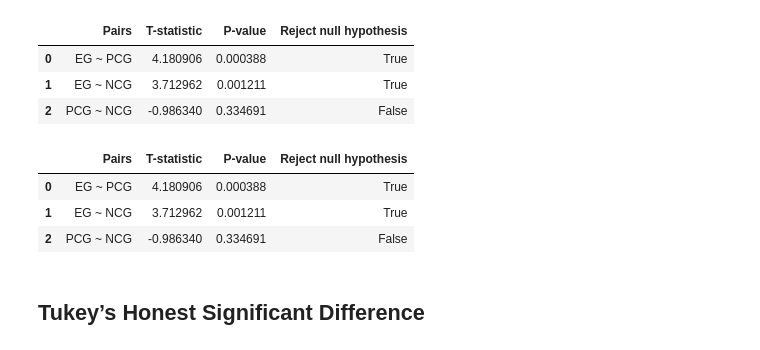
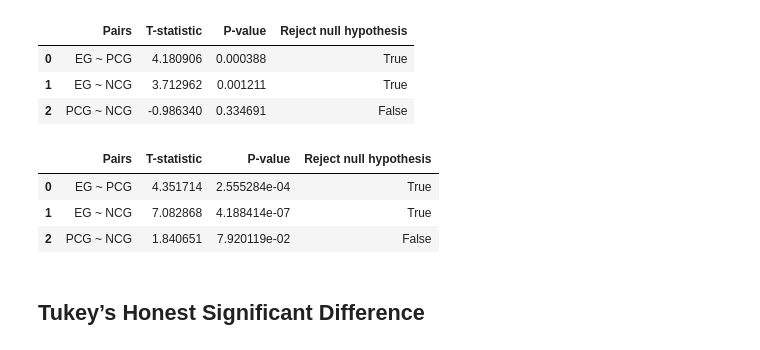
Before and after one commit to CSjianbel/African-Marigold-Analysis, a Jupyter notebook: African Marigold Data Analysis.ipynb, the cells around one changed output. Drawn from its saved outputs; the diff is of its cells as text; code cells hidden in the pictures.

Commit message:
total_leaves_ttest results bug fixed!

```diff
--- a/African Marigold Data Analysis.ipynb
+++ b/African Marigold Data Analysis.ipynb
@@ -380,31 +380,31 @@ no_leaves_test
 # %%
 # Find where the significant difference lies for the Length of leaves parameter
 total_leaves_test =  {
     "Pairs": [],
     "T-statistic": [],
     "P-value": [],
     "Reject null hypothesis": []
 }
 
 for p1, p2 in pairs:
     total_leaves_test["Pairs"].append(f"{p1.iloc[0]['Treatment']} ~ {p2.iloc[0]['Treatment']}")
     # T-test
-    t, p = stats.ttest_ind(p1["No. of leaves"], p2["No. of leaves"])
+    t, p = stats.ttest_ind(p1["Total length of leaves (cm)"], p2["Total length of leaves (cm)"])
     total_leaves_test["T-statistic"].append(t)
     total_leaves_test["P-value"].append(p)
     total_leaves_test["Reject null hypothesis"].append(True if p < corr_sig_level else False)
 
 # Convert to DataFrame
 total_leaves_test = pd.DataFrame(total_leaves_test)
 # Save as csv
 total_leaves_test.to_csv("total_leaves_test.csv", index=False)
 # View Results
 total_leaves_test
 # %% [output]
 |  | Pairs | T-statistic | P-value | Reject null hypothesis |
-| 0 | EG ~ PCG | 4.180906 | 0.000388 | True |
-| 1 | EG ~ NCG | 3.712962 | 0.001211 | True |
-| 2 | PCG ~ NCG | -0.986340 | 0.334691 | False |
+| 0 | EG ~ PCG | 4.351714 | 2.555284e-04 | True |
+| 1 | EG ~ NCG | 7.082868 | 4.188414e-07 | True |
+| 2 | PCG ~ NCG | 1.840651 | 7.920119e-02 | False |
 # %% [markdown]
 ## Tukey’s Honest Significant Difference
 # %%
```
Also changed, not shown: parts of 3 cells of this notebook, 1 other file.
